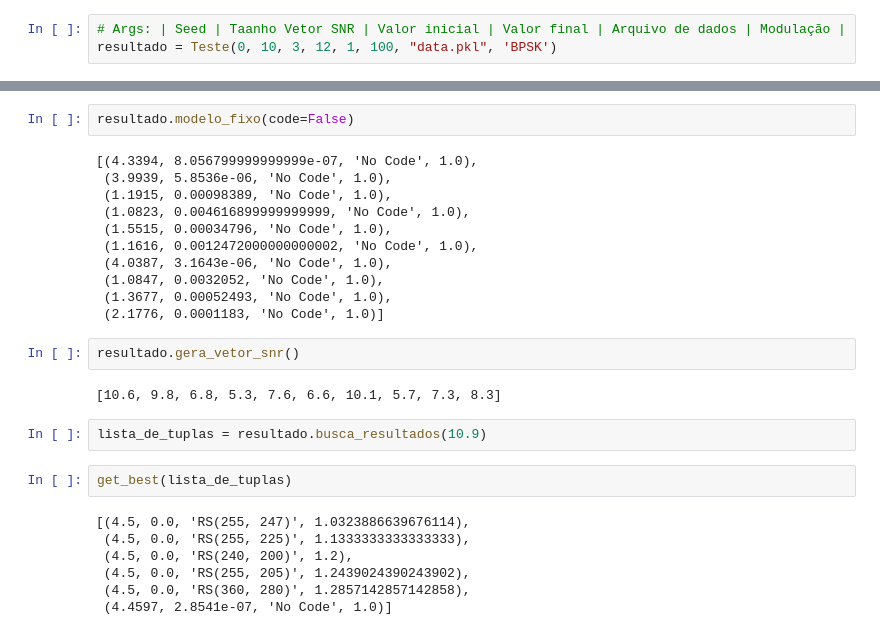
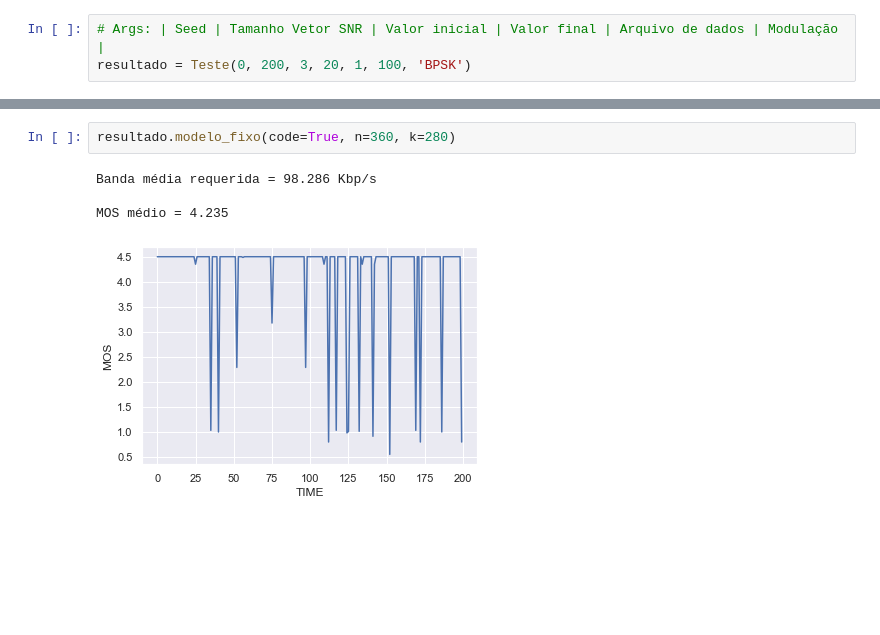
Before and after one commit to leofernandes87/Qualidade-de-Voz, a Jupyter notebook: Modelo adaptativo/adaptative_model.ipynb, the cells around one changed output, grey strips where cells are left out. Drawn from its saved outputs; the diff is of its cells as text; blank space fills up the shorter version.

```diff
--- a/Modelo adaptativo/adaptative_model.ipynb
+++ b/Modelo adaptativo/adaptative_model.ipynb
@@ -108,6 +166,6 @@ class Teste(Parametros):
 # %%
-# Args: | Seed | Taanho Vetor SNR | Valor inicial | Valor final | Arquivo de dados | Modulação |
-resultado = Teste(0, 10, 3, 12, 1, 100, "data.pkl", 'BPSK')
+# Args: | Seed | Tamanho Vetor SNR | Valor inicial | Valor final | Arquivo de dados | Modulação |
+resultado = Teste(0, 200, 3, 20, 1, 100, 'BPSK')
 # %%
 resultado.modelo_adaptativo()
 # %% [output]
@@ -124,28 +176,7 @@ resultado.modelo_adaptativo()
 # %%
-resultado.modelo_fixo(code=False)
+resultado.modelo_fixo(code=True, n=360, k=280)
 # %% [output]
-[(4.3394, 8.056799999999999e-07, 'No Code', 1.0),
- (3.9939, 5.8536e-06, 'No Code', 1.0),
- (1.1915, 0.00098389, 'No Code', 1.0),
- (1.0823, 0.004616899999999999, 'No Code', 1.0),
- (1.5515, 0.00034796, 'No Code', 1.0),
- (1.1616, 0.0012472000000000002, 'No Code', 1.0),
- (4.0387, 3.1643e-06, 'No Code', 1.0),
- (1.0847, 0.0032052, 'No Code', 1.0),
- (1.3677, 0.00052493, 'No Code', 1.0),
- (2.1776, 0.0001183, 'No Code', 1.0)]
+Banda média requerida = 98.286 Kbp/s
+
+MOS médio = 4.235
+[figure, added]
-# %%
-resultado.gera_vetor_snr()
-# %% [output]
-[10.6, 9.8, 6.8, 5.3, 7.6, 6.6, 10.1, 5.7, 7.3, 8.3]
-# %%
-lista_de_tuplas = resultado.busca_resultados(10.9)
-# %%
-get_best(lista_de_tuplas)
-# %% [output]
-[(4.5, 0.0, 'RS(255, 247)', 1.0323886639676114),
- (4.5, 0.0, 'RS(255, 225)', 1.1333333333333333),
- (4.5, 0.0, 'RS(240, 200)', 1.2),
- (4.5, 0.0, 'RS(255, 205)', 1.2439024390243902),
- (4.5, 0.0, 'RS(360, 280)', 1.2857142857142858),
- (4.4597, 2.8541e-07, 'No Code', 1.0)]
```
Also changed, not shown: parts of 5 cells of this notebook.
